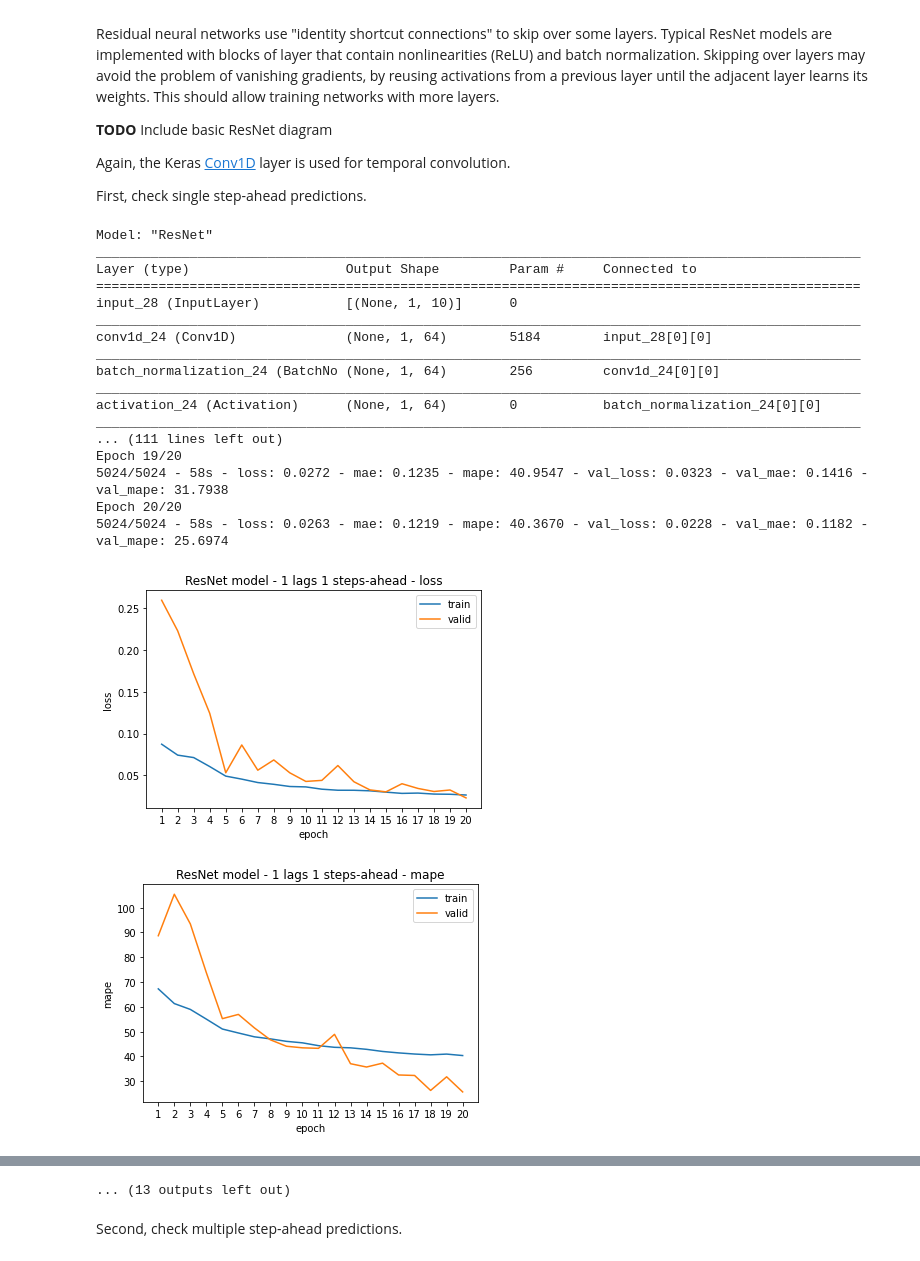
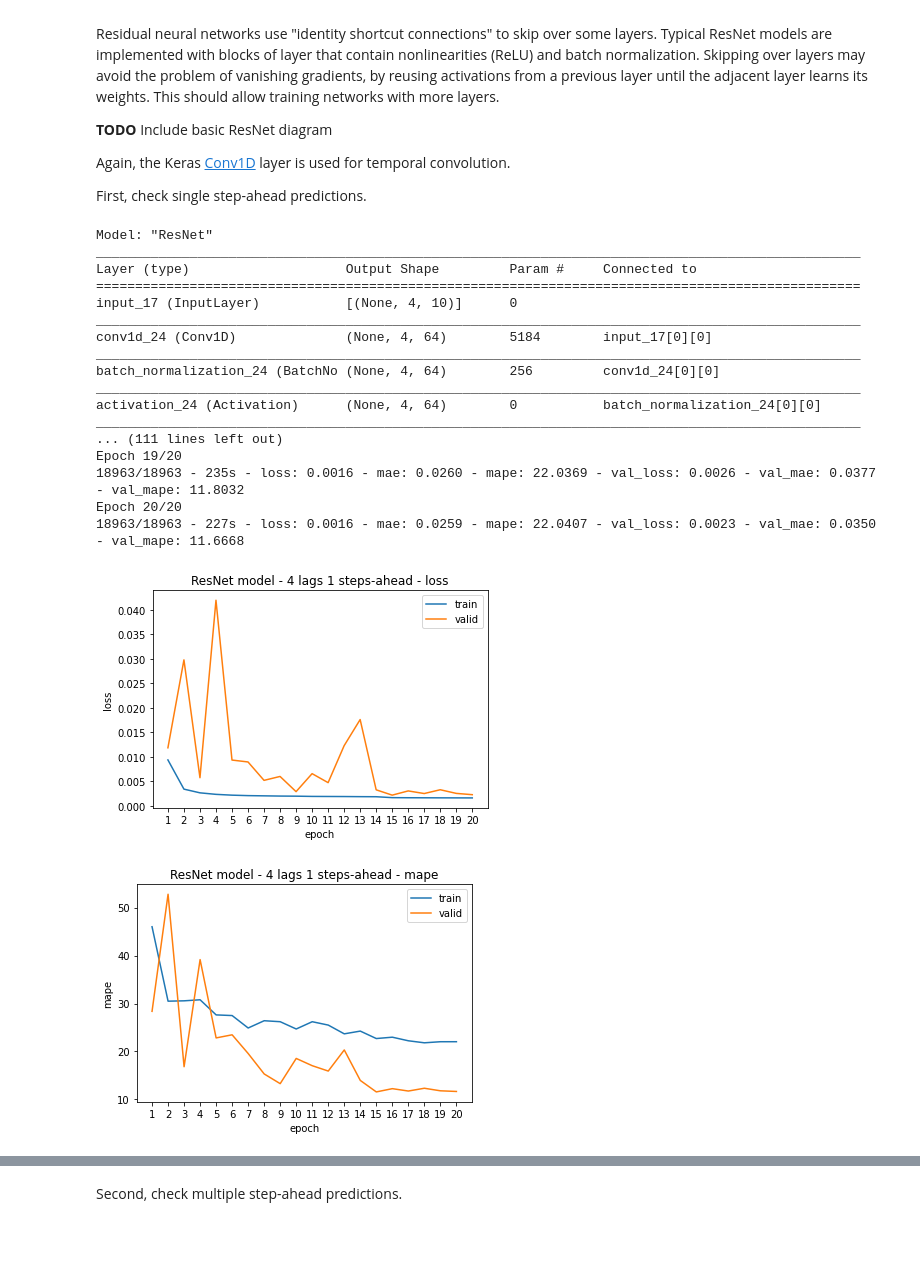
Before and after one commit to makeyourownmaker/CambridgeTemperatureModel, a Jupyter notebook: notebooks/keras_mlp_fcn_resnet_time_series.ipynb, the cells around one changed output, grey strips where cells are left out. Drawn from its saved outputs; the diff is of its cells as text; code cells hidden in the pictures.

```diff
--- a/notebooks/keras_mlp_fcn_resnet_time_series.ipynb
+++ b/notebooks/keras_mlp_fcn_resnet_time_series.ipynb
@@ -1358,40 +1127,38 @@ First, check single step-ahead predictions.
     return resnet
 
 
 name = 'ResNet'
-resnet_1l_1s   = build_resnet_model(name, ds_train_1l_1s)
-h_resnet_1l_1s = run_model(resnet_1l_1s, ds_train_1l_1s, ds_valid_1l_1s, epochs = 20)
 resnet_4l_1s   = build_resnet_model(name, ds_train_4l_1s)
 h_resnet_4l_1s = run_model(resnet_4l_1s, ds_train_4l_1s, ds_valid_4l_1s, epochs = 20)
 resnet_8l_1s   = build_resnet_model(name, ds_train_8l_1s)
 h_resnet_8l_1s = run_model(resnet_8l_1s, ds_train_8l_1s, ds_valid_8l_1s, epochs = 20)
 resnet_16l_1s   = build_resnet_model(name, ds_train_16l_1s)
 h_resnet_16l_1s = run_model(resnet_16l_1s, ds_train_16l_1s, ds_valid_16l_1s, epochs = 20)
 resnet_24l_1s   = build_resnet_model(name, ds_train_24l_1s)
 h_resnet_24l_1s = run_model(resnet_24l_1s, ds_train_24l_1s, ds_valid_24l_1s, epochs = 20)
 resnet_32l_1s   = build_resnet_model(name, ds_train_32l_1s)
 h_resnet_32l_1s = run_model(resnet_32l_1s, ds_train_32l_1s, ds_valid_32l_1s, epochs = 20)
 resnet_40l_1s   = build_resnet_model(name, ds_train_40l_1s)
 h_resnet_40l_1s = run_model(resnet_40l_1s, ds_train_40l_1s, ds_valid_40l_1s, epochs = 20)
 resnet_48l_1s   = build_resnet_model(name, ds_train_48l_1s)
 h_resnet_48l_1s = run_model(resnet_48l_1s, ds_train_48l_1s, ds_valid_48l_1s, epochs = 20)
 # %% [output]
 Model: "ResNet"
 __________________________________________________________________________________________________
 Layer (type)                    Output Shape         Param #     Connected to
 ==================================================================================================
-input_28 (InputLayer)           [(None, 1, 10)]      0
+input_17 (InputLayer)           [(None, 4, 10)]      0
 __________________________________________________________________________________________________
-conv1d_24 (Conv1D)              (None, 1, 64)        5184        input_28[0][0]
+conv1d_24 (Conv1D)              (None, 4, 64)        5184        input_17[0][0]
 __________________________________________________________________________________________________
-batch_normalization_24 (BatchNo (None, 1, 64)        256         conv1d_24[0][0]
+batch_normalization_24 (BatchNo (None, 4, 64)        256         conv1d_24[0][0]
 __________________________________________________________________________________________________
-activation_24 (Activation)      (None, 1, 64)        0           batch_normalization_24[0][0]
+activation_24 (Activation)      (None, 4, 64)        0           batch_normalization_24[0][0]
 __________________________________________________________________________________________________
 ... (111 lines left out)
 Epoch 19/20
-5024/5024 - 58s - loss: 0.0272 - mae: 0.1235 - mape: 40.9547 - val_loss: 0.0323 - val_mae: 0.1416 - val_mape: 31.7938
+18963/18963 - 235s - loss: 0.0016 - mae: 0.0260 - mape: 22.0369 - val_loss: 0.0026 - val_mae: 0.0377 - val_mape: 11.8032
 Epoch 20/20
-5024/5024 - 58s - loss: 0.0263 - mae: 0.1219 - mape: 40.3670 - val_loss: 0.0228 - val_mae: 0.1182 - val_mape: 25.6974
+18963/18963 - 227s - loss: 0.0016 - mae: 0.0259 - mape: 22.0407 - val_loss: 0.0023 - val_mae: 0.0350 - val_mape: 11.6668
-[figure, old version]
+[figure, new version]
-[figure, old version]
+[figure, new version]
@@ -1455,4 +1182,3 @@ Epoch 20/20
-... (13 outputs left out)
 # %% [markdown]
 Second, check multiple step-ahead predictions.
 # %%
```
Also changed, not shown: parts of 9 cells of this notebook.
